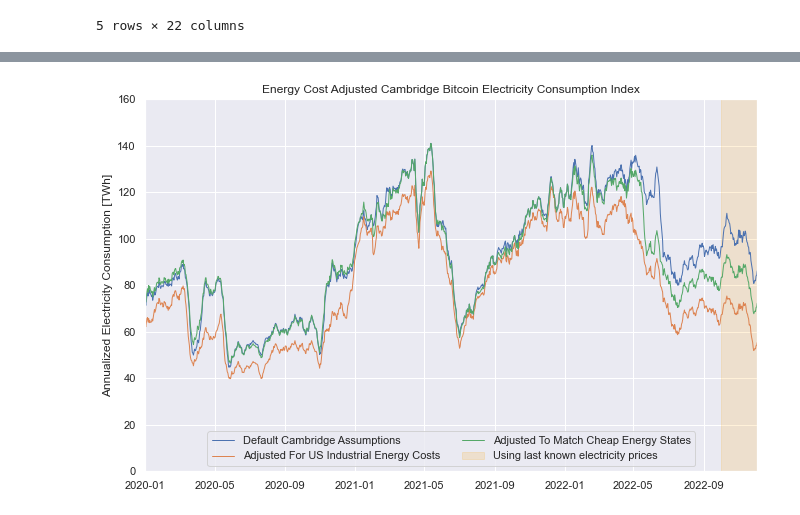
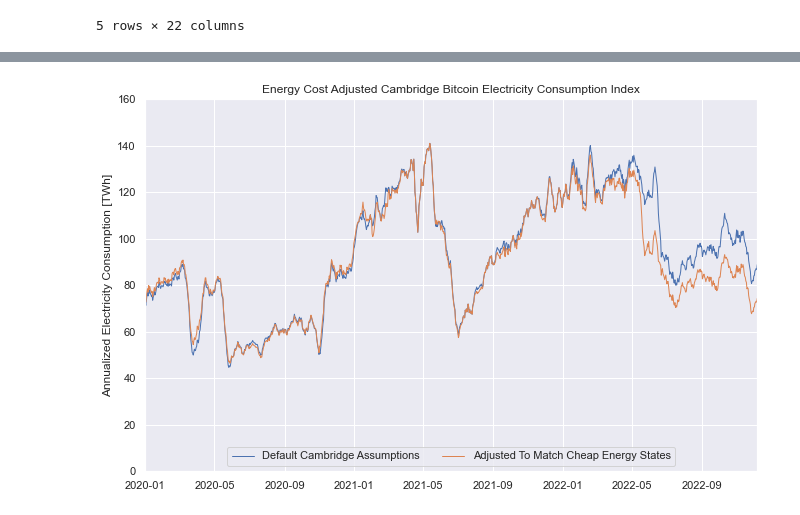
Before and after one commit to dataalways/energy-adjusted-cbeci, a Jupyter notebook: energy-adjusted-cbeci.ipynb, the cells around one changed output, grey strips where cells are left out. Drawn from its saved outputs; the diff is of its cells as text; code cells hidden in the pictures.

Commit message:
data and figure updates for 2022-12-07

```diff
--- a/energy-adjusted-cbeci.ipynb
+++ b/energy-adjusted-cbeci.ipynb
@@ -154,12 +154,14 @@ sns.lineplot(
         label='Default Cambridge Assumptions'
 ) # The default Cambridge assumption is that energy costs are $0.05/kWh
 
+""" # This makes the figure too busy
 sns.lineplot(
         x=df['date'],
         y=df['energy-adjusted'],
         lw=1,
         label='Adjusted For US Industrial Energy Costs'
 ) # Data representing if all hash-rate was US and cost industrial prices
+"""
 
 sns.lineplot(
         x=df['date'],
@@ -167,34 +169,36 @@ sns.lineplot(
         lw=1,
         label='Adjusted To Match Cheap Energy States'
 ) # Data adjusted to broadly line up with historic CBECI estimates
 
+""" # This makes the figure too busy
 plt.axvspan(
         xmin=pd.to_datetime(df_source.columns[-1])+pd.Timedelta(30, 'd'),
         xmax=df['date'][len(df)-1],
         color='orange',
         alpha=0.15,
         label='Using last known electricity prices'
 ) # Color the background for unknown electricity price data
+"""
 
 plt.title('Energy Cost Adjusted Cambridge Bitcoin Electricity Consumption Index')
 plt.ylabel('Annualized Electricity Consumption [TWh]')
 plt.xlabel('') # Intentionally blank
 plt.xlim([pd.to_datetime('2020-01-01'), df['date'][len(df)-1]])
 plt.ylim([0, 160])
 plt.legend(
         ncol=2,
         loc='lower center'
 )
 
 plt.savefig(
         f'./tmp-figures/cbeci-adjusted-recent.png',
         transparent=False,
         facecolor='w'
 )
 
 plt.show()
 # %% [output]
-[figure, old version]
+[figure, new version]
 # %%
 ## Latest Estimates for network electricity usage
 
```
Also changed, not shown: parts of 2 cells of this notebook, 4 other files.
